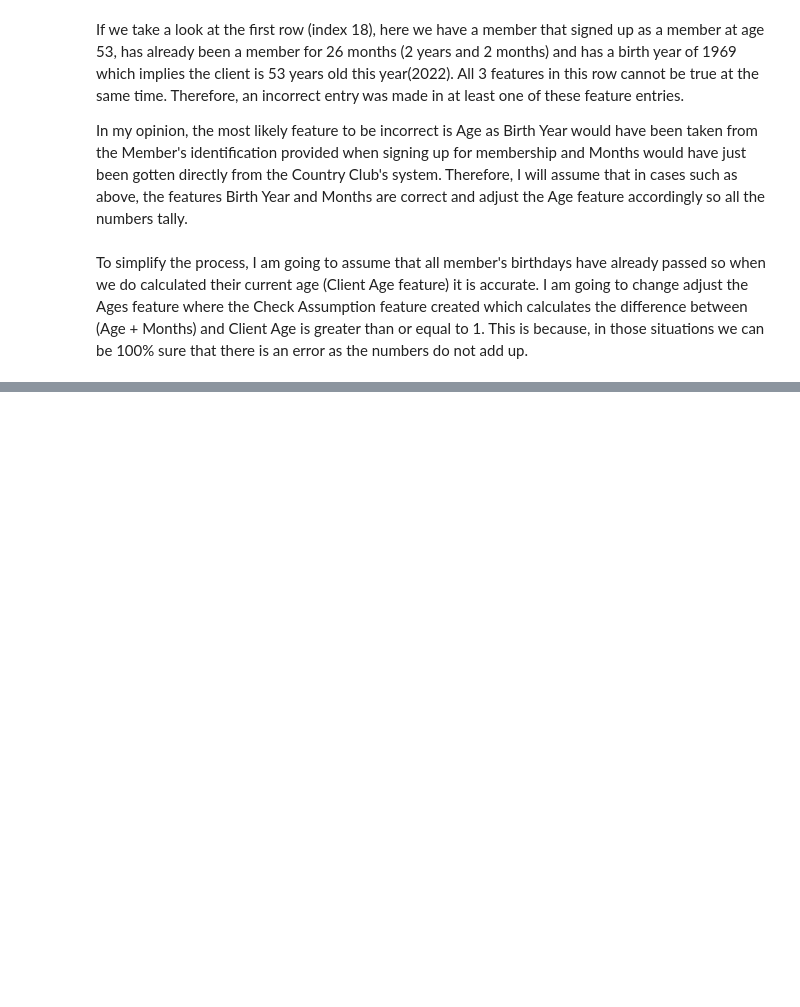
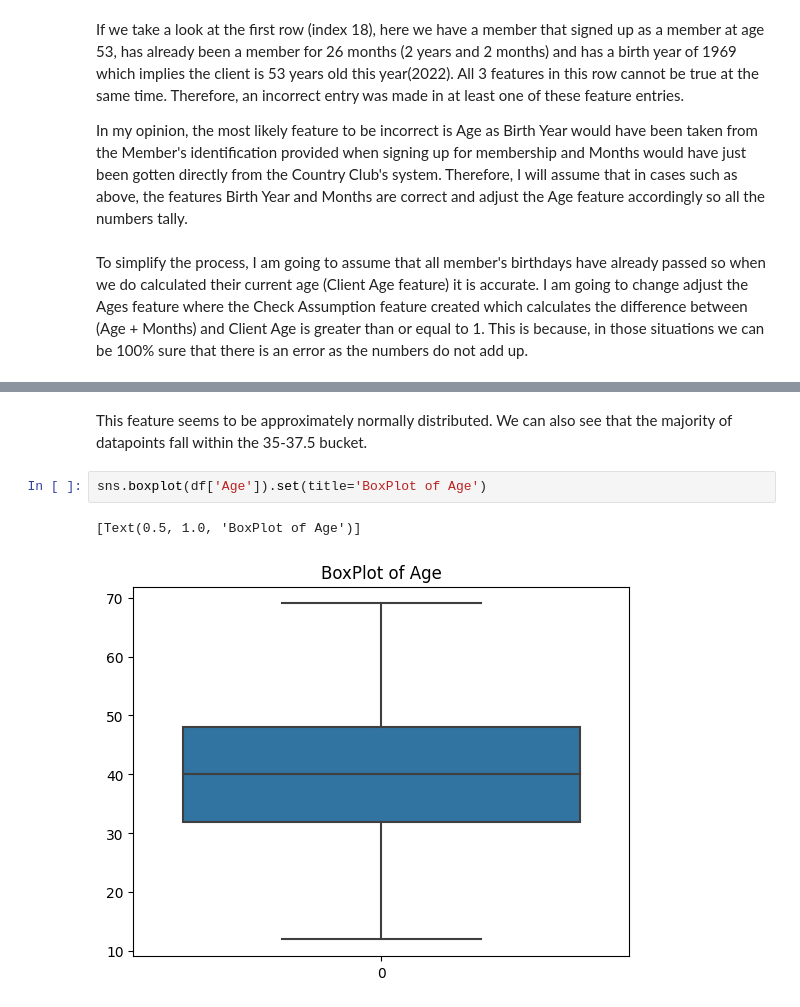
Before and after one commit to Anglesofdeath/attrition-data-science-project, a Jupyter notebook: eda.ipynb, the cells around one changed output, grey strips where cells are left out. Cells and saved outputs as stored; diff of their text form; blank space fills up the shorter version.

```diff
--- a/eda.ipynb
+++ b/eda.ipynb
@@ -453,0 +500,7 @@ def correctAges(check_assumption : float, current_age: float, member_months: int
+# %% [markdown]
+This feature seems to be approximately normally distributed. We can also see that the majority of datapoints fall within the 35-37.5 bucket.
+# %%
+sns.boxplot(df['Age']).set(title='BoxPlot of Age')
+# %% [output]
+[Text(0.5, 1.0, 'BoxPlot of Age')]
+[figure, added]
```
Also changed, not shown: parts of 15 cells of this notebook.
